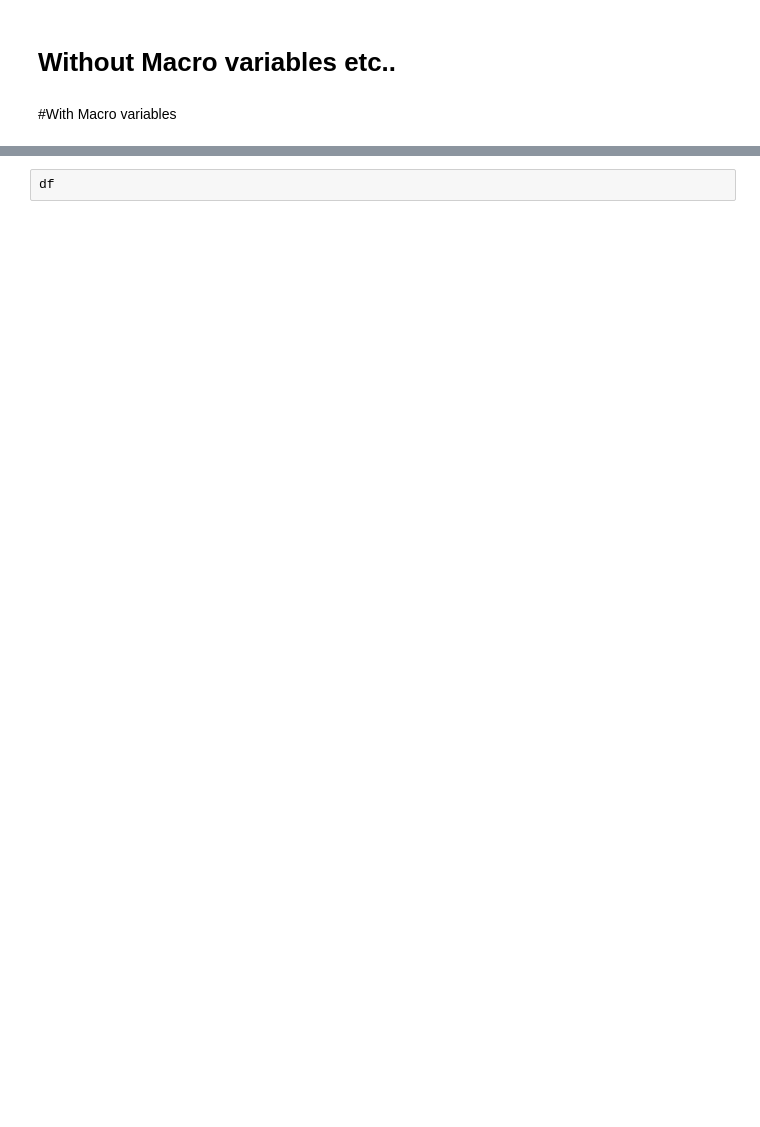
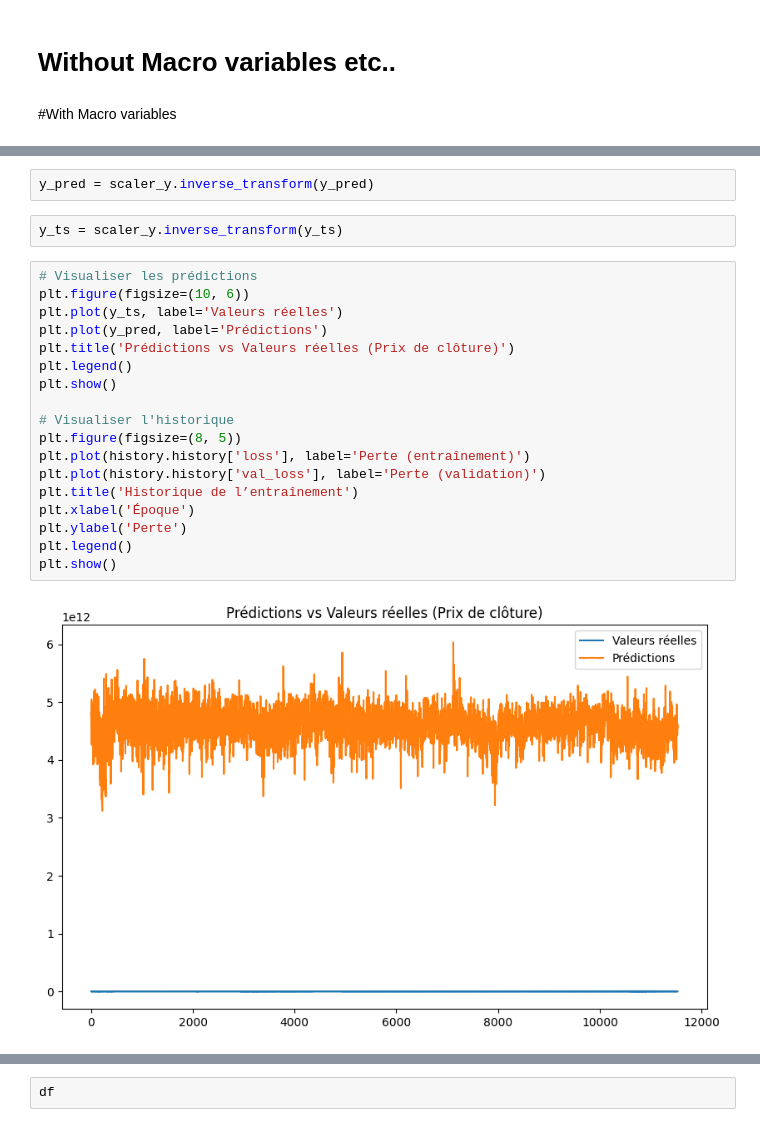
Before and after one commit to AmineHamzaoui/Financial-Market-Forcesating, a Jupyter notebook: LSTM.ipynb, the cells around one changed output, grey strips where cells are left out. Drawn from its saved outputs; the diff is of its cells as text; blank space fills up the shorter version.

```diff
--- a/LSTM.ipynb
+++ b/LSTM.ipynb
@@ -144,0 +457,24 @@ MSE: 61618.5572, MAE: 198.6233
+# %%
+y_pred = scaler_y.inverse_transform(y_pred)
+# %%
+y_ts = scaler_y.inverse_transform(y_ts)
+# %%
+# Visualiser les prédictions
+plt.figure(figsize=(10, 6))
+plt.plot(y_ts, label='Valeurs réelles')
+plt.plot(y_pred, label='Prédictions')
+plt.title('Prédictions vs Valeurs réelles (Prix de clôture)')
+plt.legend()
+plt.show()
+
+# Visualiser l'historique
+plt.figure(figsize=(8, 5))
+plt.plot(history.history['loss'], label='Perte (entraînement)')
+plt.plot(history.history['val_loss'], label='Perte (validation)')
+plt.title('Historique de l’entraînement')
+plt.xlabel('Époque')
+plt.ylabel('Perte')
+plt.legend()
+plt.show()
+# %% [output]
+[figure, added]
```
Also changed, not shown: parts of 11 cells of this notebook.
